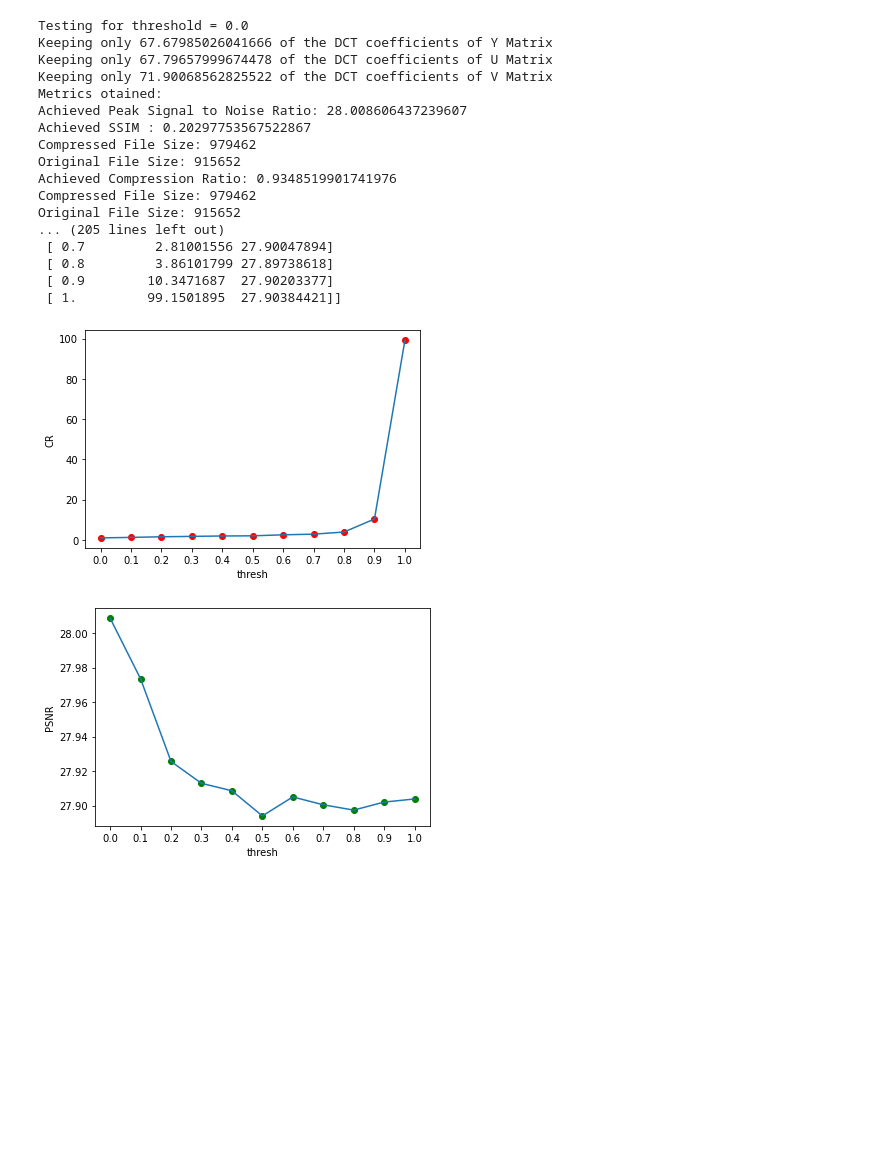
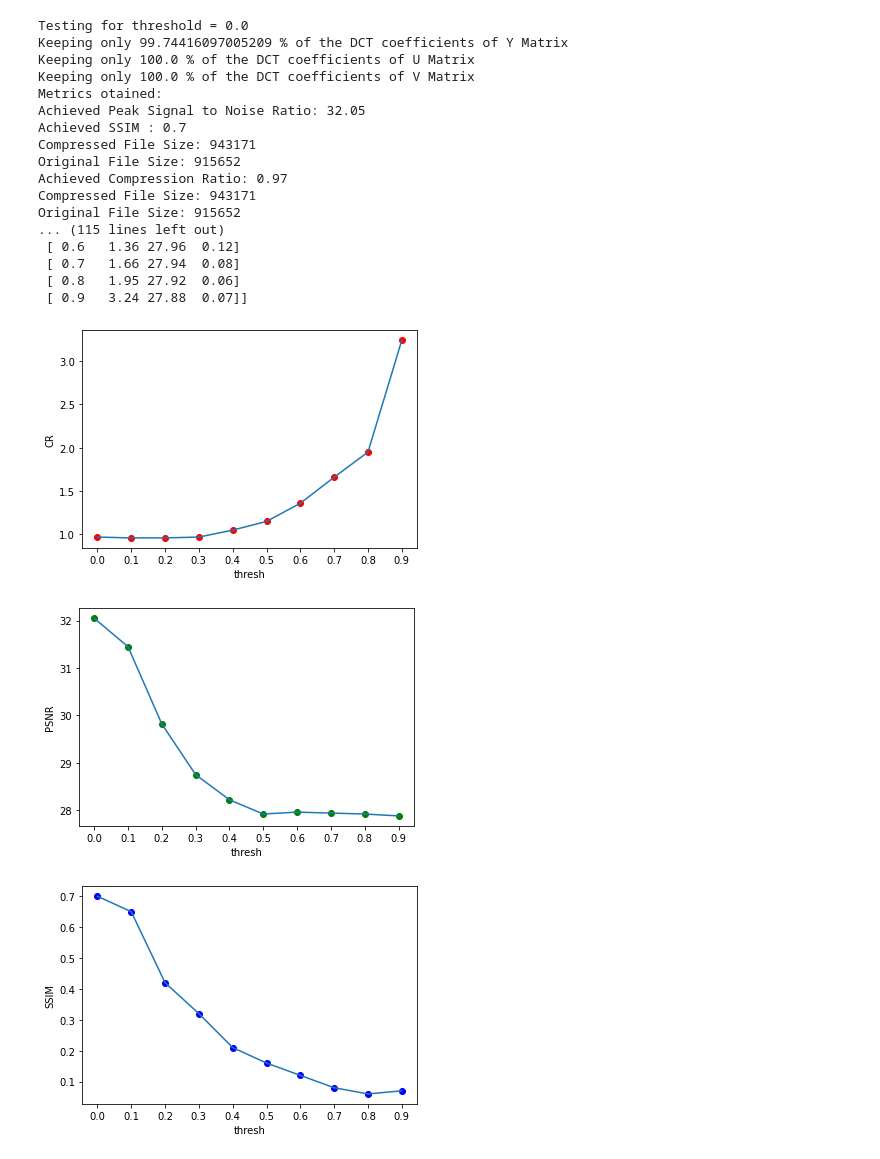
Before and after one commit to shreyan241/Lossy-Image-Compression, a Jupyter notebook: DCT.ipynb, the cells around one changed output. Saved outputs shown, nothing was run; the diff lists cells and outputs as text; code cells hidden in the pictures; blank space fills up the shorter version.

Commit message:
fixed metrics

```diff
--- a/DCT.ipynb
+++ b/DCT.ipynb
@@ -215,29 +241,35 @@ def psnr(original, compressed):
     if mse == 0:
         return 100
     PIXEL_MAX = 255.0
-    return 20 * math.log10(PIXEL_MAX / math.sqrt(mse))
+    return round((20 * math.log10(PIXEL_MAX / math.sqrt(mse))), 3)
 
 def ssim(original, compressed):
     meanSSIM = structural_similarity(original, compressed, multichannel=True)
-    return meanSSIM
+    return round(meanSSIM, 3)
 
+def cr2(original, compressed):
+    nonZerosInOriginal = np.sum(original!=0)
+    nonZerosInCompressed = np.sum(compressed!=0)
+    return round(nonZerosInOriginal/nonZerosInCompressed, 3)
 
 def cr(original_img, compressed_img):
     original_img = cv2.cvtColor(original_img, cv2.COLOR_BGR2RGB)
     compressed_img = cv2.cvtColor(compressed_img, cv2.COLOR_BGR2RGB)
 
-    compressed_img=cv2.imwrite("altered.png", compressed_img)
-    print("Compressed File Size: "+str(os.path.getsize("altered.png")))
     original_img=cv2.imwrite("original.png", original_img)
     print("Original File Size: "+str(os.path.getsize("original.png")))
 
-    return ( os.path.getsize("original.png")/os.path.getsize("altered.png") )
+    compressed_img=cv2.imwrite("compressed.png", compressed_img)
+    print("Compressed File Size: "+str(os.path.getsize("compressed.png")))
+
+    return round(os.path.getsize("original.png")/os.path.getsize("compressed.png"), 3)
 
 def metrics( original_img, compressed_img ):
-    print("Achieved Peak Signal to Noise Ratio: " + str( psnr( original_img, compressed_img ) ))
-    print("Achieved SSIM : " + str( ssim( original_img, compressed_img ) ))
-    print("Achieved Compression Ratio: " + str( cr( original_img, compressed_img ) ))
-    return cr( original_img, compressed_img ), psnr( original_img, compressed_img )
+    print("Achieved Peak Signal to Noise Ratio: " + str(psnr(original_img, compressed_img)))
+    print("Achieved SSIM : " + str(ssim(original_img, compressed_img)))
+    print("Achieved Compression Ratio: " + str(cr(original_img, compressed_img)))
+    print("CR 2 = ", cr2(original_img, compressed_img))
+    return cr(original_img, compressed_img), psnr(original_img, compressed_img), ssim(original_img, compressed_img)
 # %%
 image = load_image("Kodak/kodim08.png")
 # X_final= np.asarray(DCT_compression( image, 0.01,), dtype=None, order=None)
@@ -268,37 +301,40 @@ Original File Size: 915652
 # %%
 image = load_image("Kodak/kodim08.png")
-thresh = 0.00
+thresh = 0.0
+threshMax = 0.9
+step = 0.1
 i=0
-eval_data = np.zeros((11, 3), dtype=float)#col1=K, col2=cr, col3=psnr
-while thresh<=1:
+noOfMetrics = 3
+eval_data = np.zeros(((int((threshMax-thresh)/step))+1, noOfMetrics + 1), dtype=float)#col1=thresh, col2=cr, col3=psnr, col4=ssim
+while thresh<=threshMax:
   eval_data[i][0] = thresh
   print("Testing for threshold = "+str(thresh))
-  X_compressed = np.asarray( DCT_compression( image, thresh, 50, 50 ), dtype=None, order=None )#DCT Transform
+  X_compressed = np.asarray(DCT_compression(image, thresh, 100, 100), dtype=None, order=None )#DCT Transform
   print("Metrics otained: ")
-  metrics( image, X_compressed )
-  eval_data[i][1], eval_data[i][2] = metrics( image, X_compressed )
+  eval_data[i][1], eval_data[i][2], eval_data[i][3] = metrics( image, X_compressed )
   thresh+=0.1
   i+=1
 print("Data obtained after evaluation: ")
 print(eval_data)
 PlotGraphs(np.ndarray.transpose(eval_data), 'thresh')
 # %% [output]
 Testing for threshold = 0.0
-Keeping only 67.67985026041666 of the DCT coefficients of Y Matrix
-Keeping only 67.79657999674478 of the DCT coefficients of U Matrix
-Keeping only 71.90068562825522 of the DCT coefficients of V Matrix
+Keeping only 99.74416097005209 % of the DCT coefficients of Y Matrix
+Keeping only 100.0 % of the DCT coefficients of U Matrix
+Keeping only 100.0 % of the DCT coefficients of V Matrix
 Metrics otained:
-Achieved Peak Signal to Noise Ratio: 28.008606437239607
-Achieved SSIM : 0.20297753567522867
-Compressed File Size: 979462
+Achieved Peak Signal to Noise Ratio: 32.05
+Achieved SSIM : 0.7
+Compressed File Size: 943171
 Original File Size: 915652
-Achieved Compression Ratio: 0.9348519901741976
-Compressed File Size: 979462
+Achieved Compression Ratio: 0.97
+Compressed File Size: 943171
 Original File Size: 915652
-... (205 lines left out)
- [ 0.7         2.81001556 27.90047894]
- [ 0.8         3.86101799 27.89738618]
- [ 0.9        10.3471687  27.90203377]
- [ 1.         99.1501895  27.90384421]]
+... (115 lines left out)
+ [ 0.6   1.36 27.96  0.12]
+ [ 0.7   1.66 27.94  0.08]
+ [ 0.8   1.95 27.92  0.06]
+ [ 0.9   3.24 27.88  0.07]]
-[figure, old version]
+[figure, new version]
-[figure, old version]
+[figure, new version]
+[figure, added]
```
Also changed, not shown: parts of 6 cells of this notebook.
